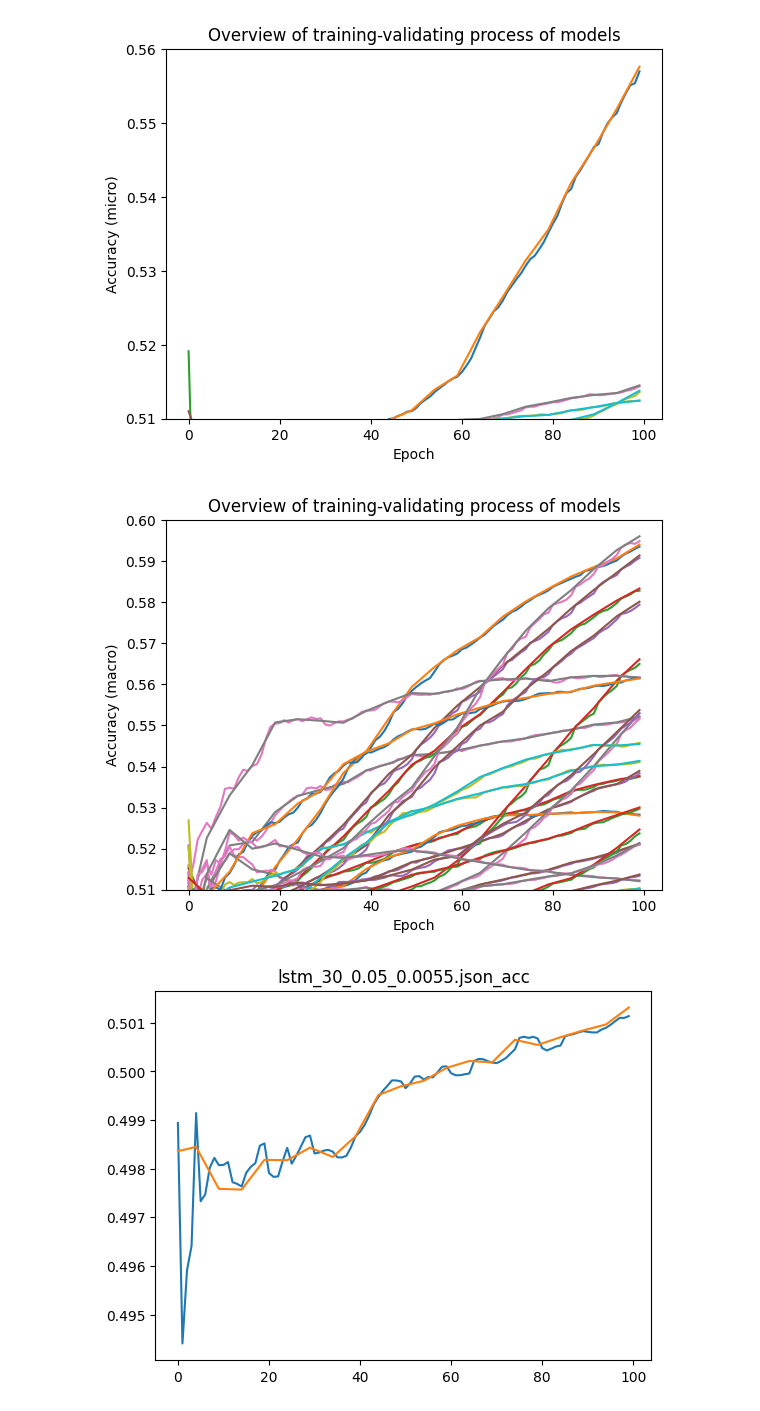
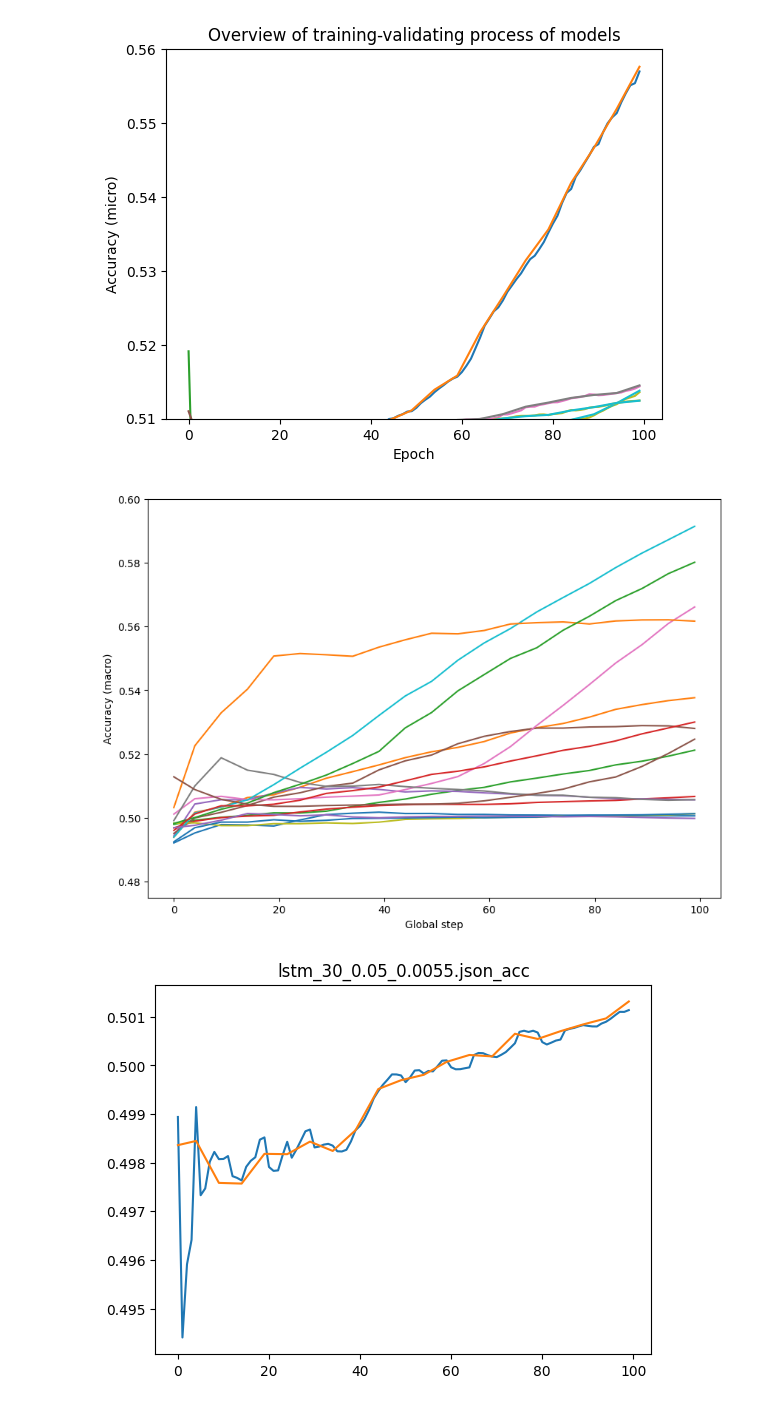
Before and after one commit to baolongnguyenmac/multi_fx, a Jupyter notebook: pretrained/analyze.ipynb, the cells around one changed output. Cells and saved outputs as stored; diff of their text form; code cells hidden in the pictures.

```diff
--- a/pretrained/analyze.ipynb
+++ b/pretrained/analyze.ipynb
@@ -37,23 +37,26 @@ for model in log.keys():
 # %%
 # pretrained-macro with mean batch acc (acc of a task is computed by taking the average of batch)
 log = {}
 for filename in os.listdir('./pretrained_macro'):
-    if filename.endswith('.json'):
+    if filename.endswith('.json') and filename.startswith('lstm_30'):
         with open(f'./pretrained_macro/{filename}', 'r') as fi:
             log[filename] = json.load(fi)
 
 x_axis = np.arange(-1,100,5)
 x_axis[0] = 0
 
-plt.xlabel('Epoch')
+plt.figure(figsize=(10,7))
+plt.xlabel('Global step')
 plt.ylabel('Accuracy (macro)')
-plt.title('Overview of training-validating process of models')
-plt.ylim((0.51,0.6))
+# plt.title('Overview of training-validating process of models')
+plt.ylim((0.475,0.6))
 for model in log.keys():
-    plt.plot(range(100), log[model]['train_acc'])
+    # plt.plot(range(100), log[model]['train_acc'])
     plt.plot(x_axis, log[model]['val_acc'])
+
+plt.savefig('../doc/img/lstm_30.pdf')
 # %% [output]
-[figure, old version]
+[figure, new version]
 # %%
 log = {}
 for filename in os.listdir('./pretrained_macro'):
```
Also changed, not shown: parts of 2 cells of this notebook, 4 other files.
